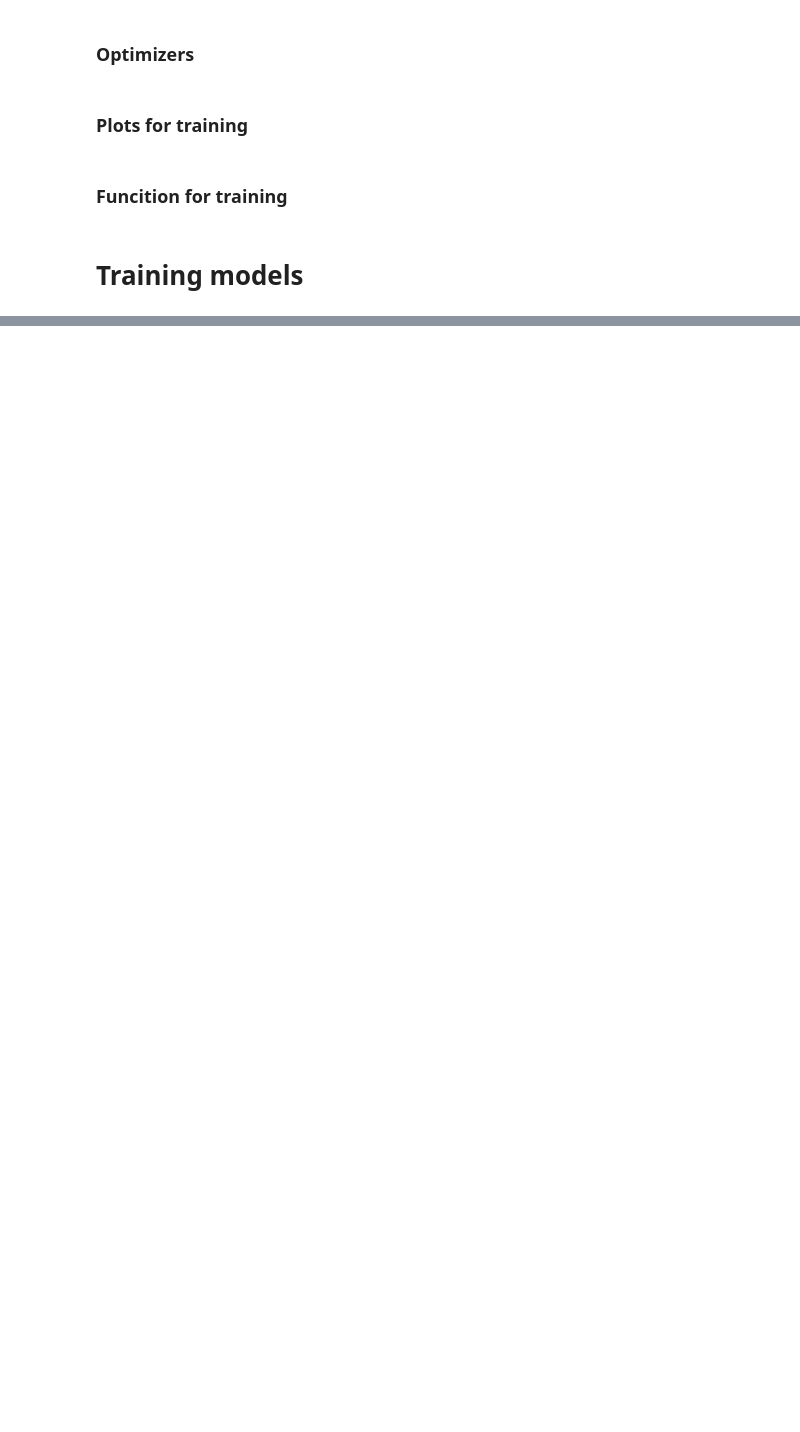
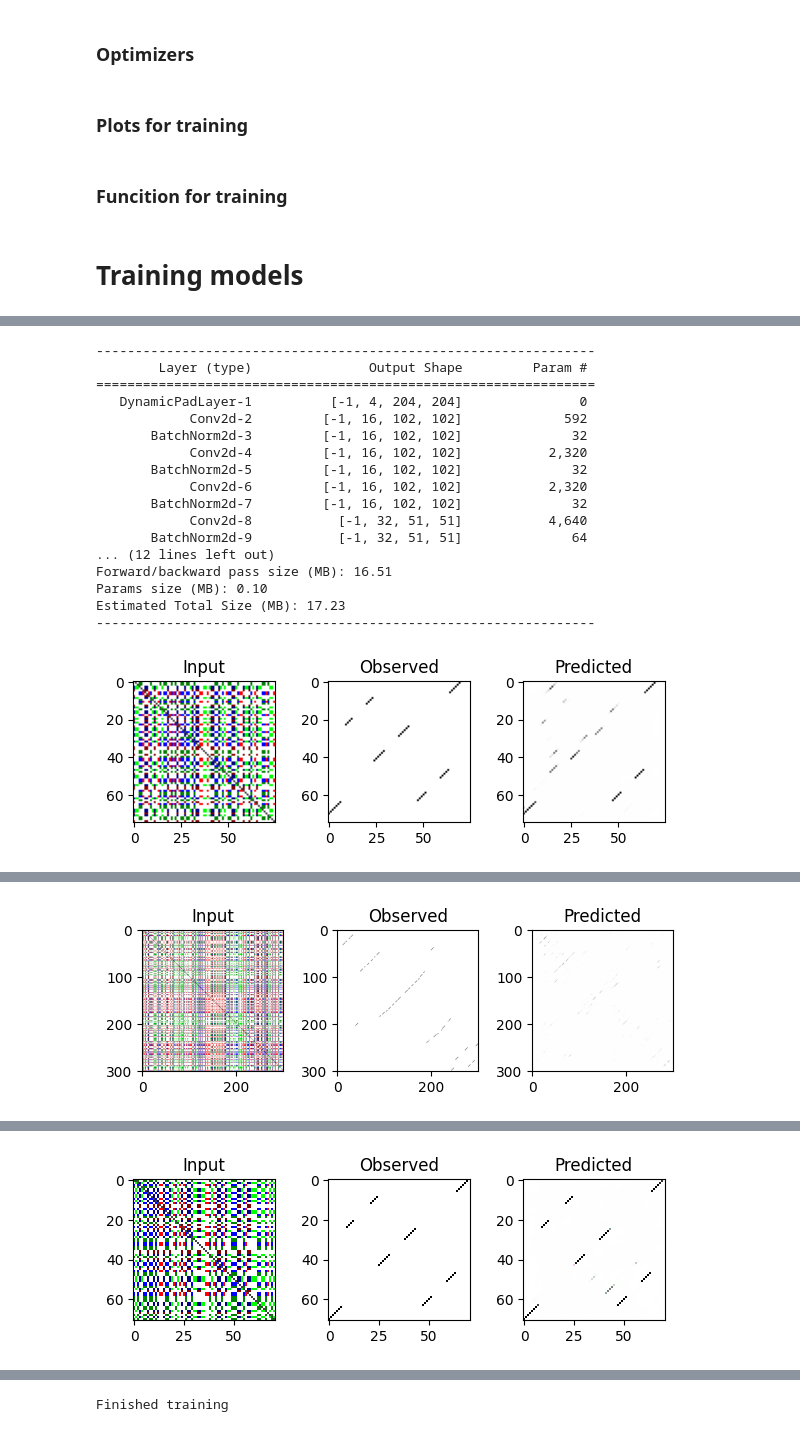
Before and after one commit to MEskerod/project_deeplearning_2023, a Jupyter notebook: deeplearning_project_Maria.ipynb, the cells around one changed output, grey strips where cells are left out. Drawn from its saved outputs; the diff is of its cells as text; code cells hidden in the pictures; blank space fills up the shorter version.

```diff
--- a/deeplearning_project_Maria.ipynb
+++ b/deeplearning_project_Maria.ipynb
@@ -1074,0 +1332,30 @@ Epoch [5/5], Loss: 0.0115
+# %%
+#With more layers (Johan) and leaky ReLU
+%matplotlib inline
+
+channels = 8
+model_Johan_leaky = RNA_Unet12(channels).cuda()
+summary(model_Johan_leaky, input_size=(4, 201, 201))
+
+fit_model(model_Johan_leaky, train_dataset, validation_dataset)
+
+print("Finished training")
+# %% [output]
+----------------------------------------------------------------
+        Layer (type)               Output Shape         Param #
+================================================================
+   DynamicPadLayer-1          [-1, 4, 204, 204]               0
+            Conv2d-2         [-1, 16, 102, 102]             592
+       BatchNorm2d-3         [-1, 16, 102, 102]              32
+            Conv2d-4         [-1, 16, 102, 102]           2,320
+       BatchNorm2d-5         [-1, 16, 102, 102]              32
+            Conv2d-6         [-1, 16, 102, 102]           2,320
+       BatchNorm2d-7         [-1, 16, 102, 102]              32
+            Conv2d-8           [-1, 32, 51, 51]           4,640
+       BatchNorm2d-9           [-1, 32, 51, 51]              64
+... (12 lines left out)
+Forward/backward pass size (MB): 16.51
+Params size (MB): 0.10
+Estimated Total Size (MB): 17.23
+----------------------------------------------------------------
+[figure, added]
@@ -1074,0 +1363 @@ Epoch [5/5], Loss: 0.0115
+[figure, added]
@@ -1074,0 +1365 @@ Epoch [5/5], Loss: 0.0115
+[figure, added]
@@ -1074,0 +1373 @@ Epoch [5/5], Loss: 0.0115
+Finished training
```
Also changed, not shown: parts of 28 cells of this notebook.
